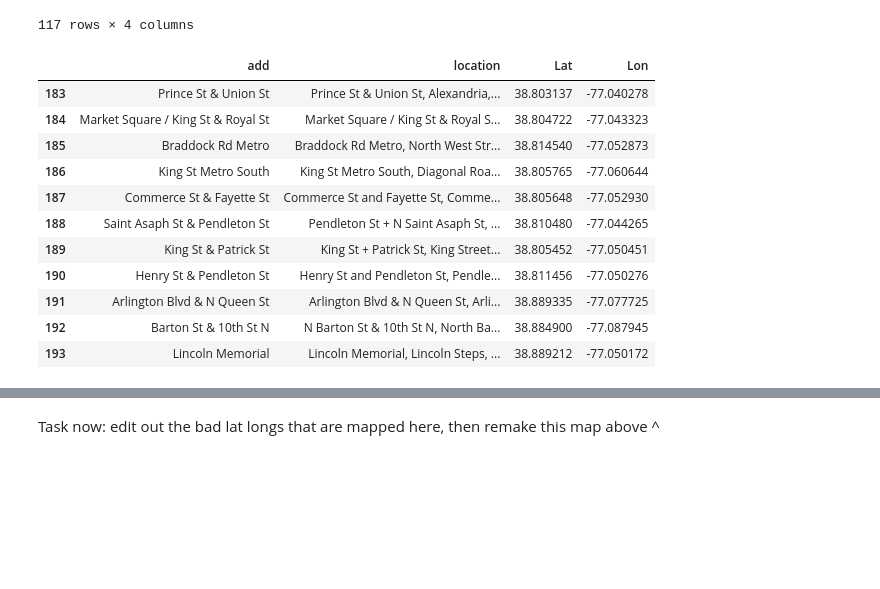
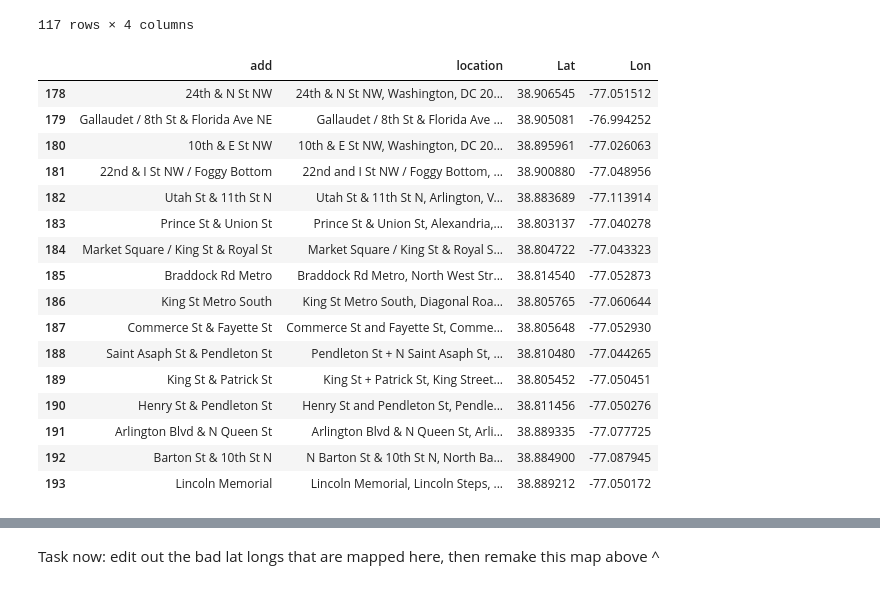
Before and after one commit to cdb8675309/Project3_Sprint-2, a Jupyter notebook: P3_S2.ipynb, the cells around one changed output, grey strips where cells are left out. Saved outputs shown, nothing was run; the diff lists cells and outputs as text; code cells hidden in the pictures; blank space fills up the shorter version.

```diff
--- a/P3_S2.ipynb
+++ b/P3_S2.ipynb
@@ -804,12 +820,17 @@ stations_df7.loc[77:]
 117 rows × 4 columns
 # %%
 #manual modification station to edit bad latlongs
-# stations_df7.at[183,'Lat'] = 38.803137
-# stations_df7.at[183, 'Lon'] = -77.040278
-# stations_df7.at[183, 'location'] = 'Prince St & Union St, Alexandria, VA 22314, USA'
-stations_df7.loc[183:]
+stations_df7.at[178,'Lat'] = 38.906545
+stations_df7.at[178, 'Lon'] = -77.051512
+stations_df7.at[178, 'location'] = '24th & N St NW, Washington, DC 20037, USA'
+stations_df7.loc[178:]
 # %% [output]
 |  | add | location | Lat | Lon |
+| 178 | 24th & N St NW | 24th & N St NW, Washington, DC 20... | 38.906545 | -77.051512 |
+| 179 | Gallaudet / 8th St & Florida Ave NE | Gallaudet / 8th St & Florida Ave ... | 38.905081 | -76.994252 |
+| 180 | 10th & E St NW | 10th & E St NW, Washington, DC 20... | 38.895961 | -77.026063 |
+| 181 | 22nd & I St NW / Foggy Bottom | 22nd and I St NW / Foggy Bottom, ... | 38.900880 | -77.048956 |
+| 182 | Utah St & 11th St N | Utah St & 11th St N, Arlington, V... | 38.883689 | -77.113914 |
 | 183 | Prince St & Union St | Prince St & Union St, Alexandria,... | 38.803137 | -77.040278 |
 | 184 | Market Square / King St & Royal St | Market Square / King St & Royal S... | 38.804722 | -77.043323 |
 | 185 | Braddock Rd Metro | Braddock Rd Metro, North West Str... | 38.814540 | -77.052873 |
```
Also changed, not shown: parts of 1 cell of this notebook.
